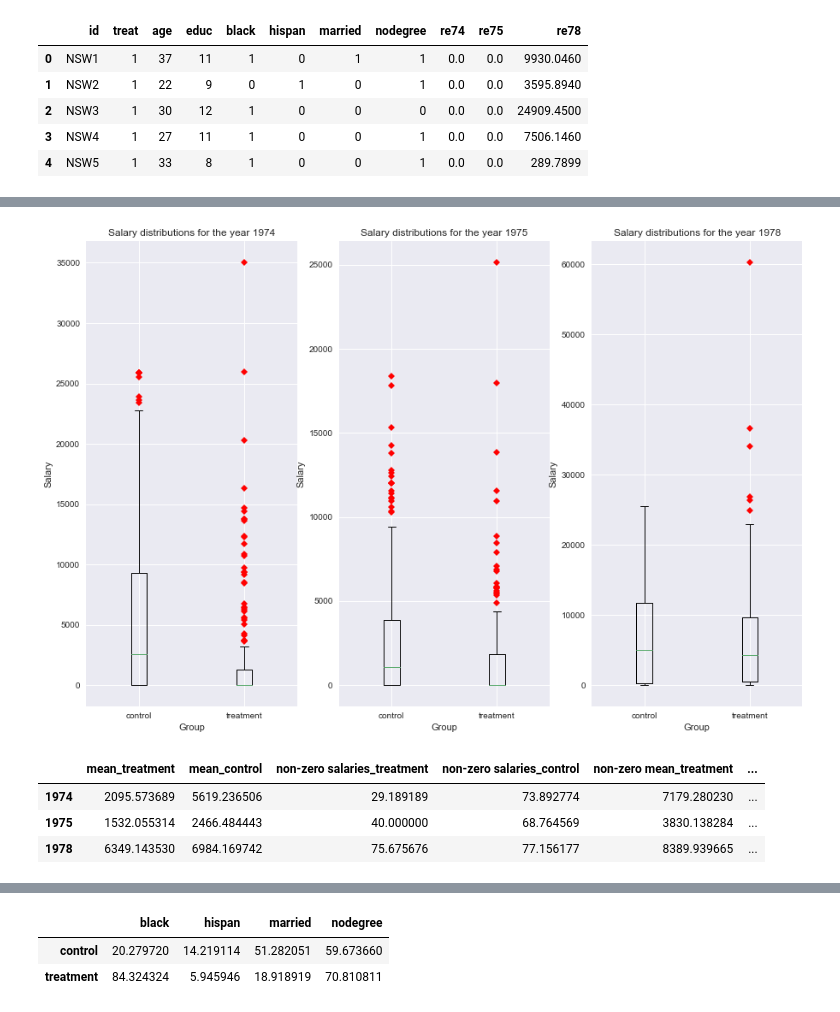
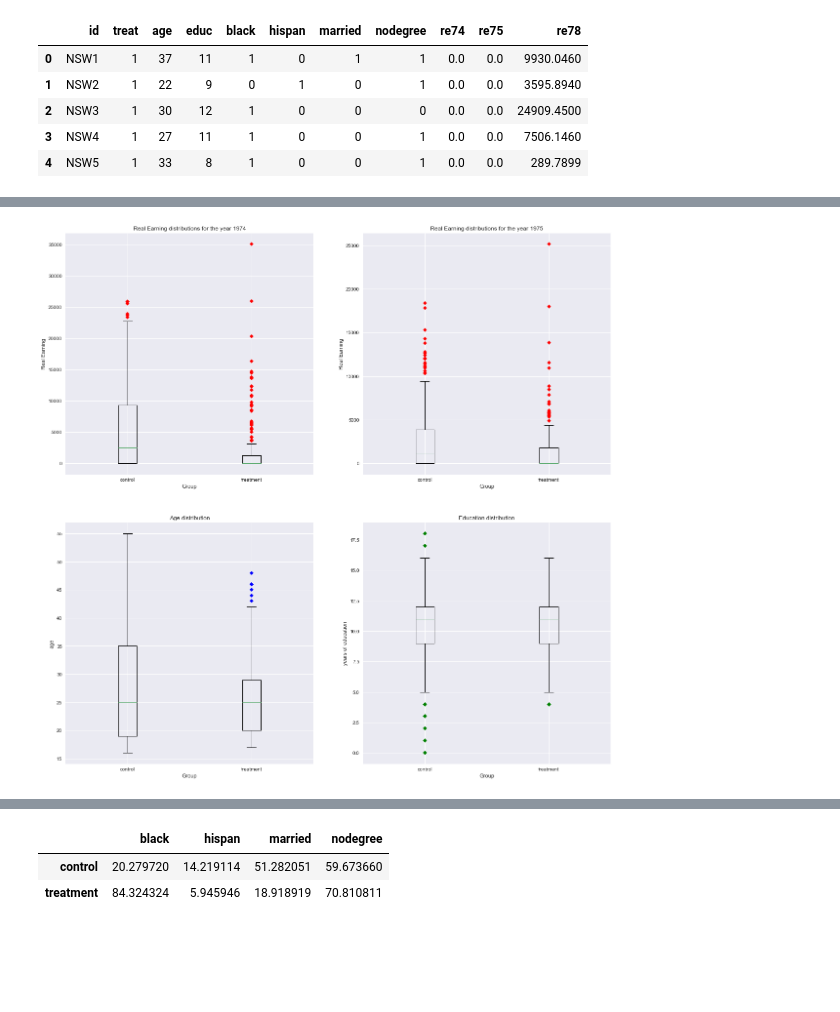
Before and after one commit to sourabhlal/ada2017, a Jupyter notebook: 04 - Applied ML/Homework4-Question1.ipynb, the cells around one changed output, grey strips where cells are left out. Drawn from its saved outputs; the diff is of its cells as text; code cells hidden in the pictures; blank space fills up the shorter version.

```diff
--- a/04 - Applied ML/Homework4-Question1.ipynb
+++ b/04 - Applied ML/Homework4-Question1.ipynb
@@ -108,51 +171,34 @@ plt.xlabel('salary')
 # %%
-plt.figure(figsize=(15,10))
-plt.subplot(131)
+plt.figure(figsize=(20,20))
+
+plt.subplot(221)
 plt.boxplot([data_control.re74,data_treat.re74],0, 'rD')
-plt.ylabel('Salary')
+plt.ylabel('Real Earning')
 plt.xlabel('Group')
-plt.title('Salary distributions for the year 1974')
+plt.title('Real Earning distributions for the year 1974')
 plt.xticks([1,2],['control','treatment'])
-plt.subplot(132)
+
+plt.subplot(222)
 plt.boxplot([data_control.re75,data_treat.re75],0, 'rD')
-plt.ylabel('Salary')
+plt.ylabel('Real Earning')
 plt.xlabel('Group')
-plt.title('Salary distributions for the year 1975')
+plt.title('Real Earning distributions for the year 1975')
 plt.xticks([1,2],['control','treatment'])
-plt.subplot(133)
-plt.boxplot([data_control.re78,data_treat.re78],0, 'rD')
-plt.ylabel('Salary')
+
+#boxplot for age and education
+plt.subplot(223)
+plt.boxplot([data_control.age,data_treat.age], 0, 'bD')
+plt.title('Age distribution')
+plt.ylabel('age')
 plt.xlabel('Group')
-plt.title('Salary distributions for the year 1978')
 plt.xticks([1,2],['control','treatment'])
-#plt.subplot(132)
-#plt.boxplot([data_treat.re74,data_treat.re75,data_treat.re78], 0, 'rD', 0)
-#plt.ylabel('Year')
-#plt.xlabel('Salary')
-#plt.title('Salary distribution for the treatment group')
-#plt.yticks([1,2,3],['1974','1975','1978'])
 
+plt.subplot(224)
+plt.boxplot([data_control.educ,data_treat.educ], 0, 'gD')
+plt.title('Education distribution')
+plt.ylabel('years of education')
+plt.xlabel('Group')
+plt.xticks([1,2],['control','treatment'])
 plt.show()
 # %% [output]
-[figure, old version]
+[figure, new version]
-# %%
-Means = pd.DataFrame([data_treat['re74'].mean(),data_treat['re75'].mean(),data_treat['re78'].mean()])
-Means.index=['1974','1975','1978']
-Means.columns=['mean_treatment']
-Means['mean_control']=[data_control['re74'].mean(),data_control['re75'].mean(),data_control['re78'].mean()]
-
-Means['non-zero salaries_treatment']=[len(data_treat.re74[data_treat.re74!=0]),len(data_treat.re75[data_treat.re75!=0]),len(data_treat.re78[data_treat.re78!=0])]
-Means['non-zero salaries_treatment']=100*Means['non-zero salaries_treatment']/len(data_treat)
-
-Means['non-zero salaries_control']=[len(data_control.re74[data_control.re74!=0]),len(data_control.re75[data_control.re75!=0]),len(data_control.re78[data_control.re78!=0])]
-Means['non-zero salaries_control']=100*Means['non-zero salaries_control']/len(data_control)
-
-Means['non-zero mean_treatment']=[data_treat.re74[data_treat.re74!=0].mean(),data_treat.re75[data_treat.re75!=0].mean(),data_treat.re78[data_treat.re78!=0].mean()]
-Means['non-zero mean_control']=[data_control.re74[data_control.re74!=0].mean(),data_control.re75[data_control.re75!=0].mean(),data_control.re78[data_control.re78!=0].mean()]
-
-Means
-# %% [output]
-|  | mean_treatment | mean_control | non-zero salaries_treatment | non-zero salaries_control | non-zero mean_treatment | ... |
-| 1974 | 2095.573689 | 5619.236506 | 29.189189 | 73.892774 | 7179.280230 | ... |
-| 1975 | 1532.055314 | 2466.484443 | 40.000000 | 68.764569 | 3830.138284 | ... |
-| 1978 | 6349.143530 | 6984.169742 | 75.675676 | 77.156177 | 8389.939665 | ... |
```
Also changed, not shown: parts of 56 cells of this notebook.
